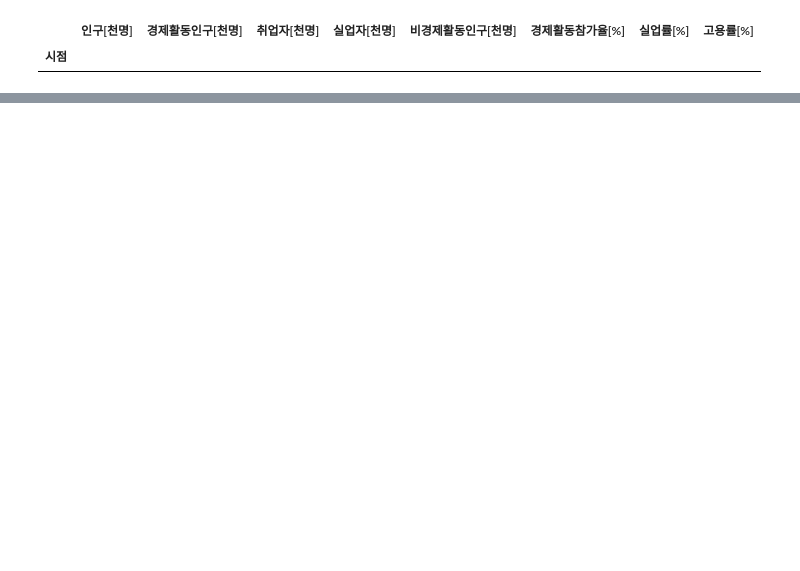
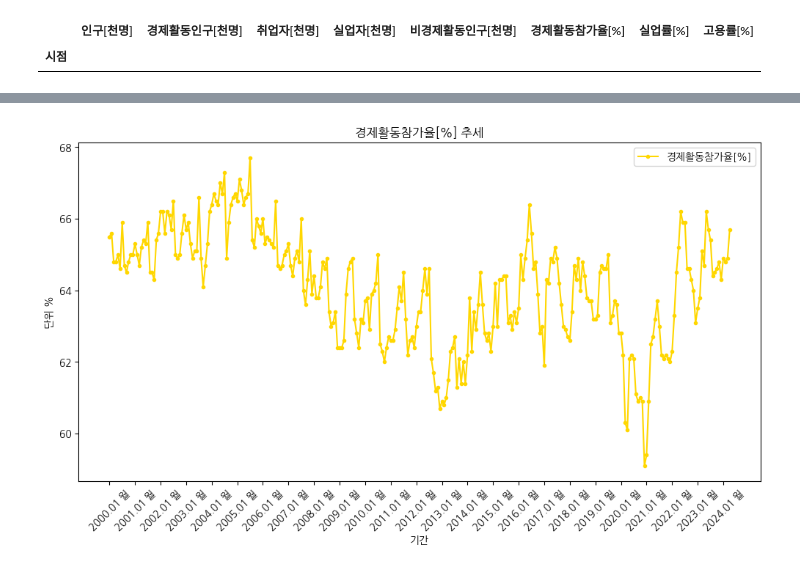
Before and after one commit to Indongspace/final_project_ML, a Jupyter notebook: 연령별 경제활동인구_EDA.ipynb, the cells around one changed output, grey strips where cells are left out. Saved outputs shown, nothing was run; the diff lists cells and outputs as text; code cells hidden in the pictures; blank space fills up the shorter version.

```diff
--- a/연령별 경제활동인구_EDA.ipynb
+++ b/연령별 경제활동인구_EDA.ipynb
@@ -296,0 +298,17 @@ plt.show()
+# %%
+# 경제활동참가율[%] 추세
+import matplotlib.pyplot as plt
+
+plt.figure(figsize=(12,6))
+
+plt.plot(df_20.index, df_20['경제활동참가율[%]'], color='gold', linestyle='-',marker='o', markersize=3, label='경제활동참가율[%]')
+
+plt.title('경제활동참가율[%] 추세')
+plt.xlabel('기간')
+plt.ylabel('단위 %')
+plt.legend()
+plt.xticks(ticks=df_20.index[::12], rotation=45)
+
+plt.show()
+# %% [output]
+[figure, added]
```
Also changed, not shown: parts of 10 cells of this notebook, 3 other files.
